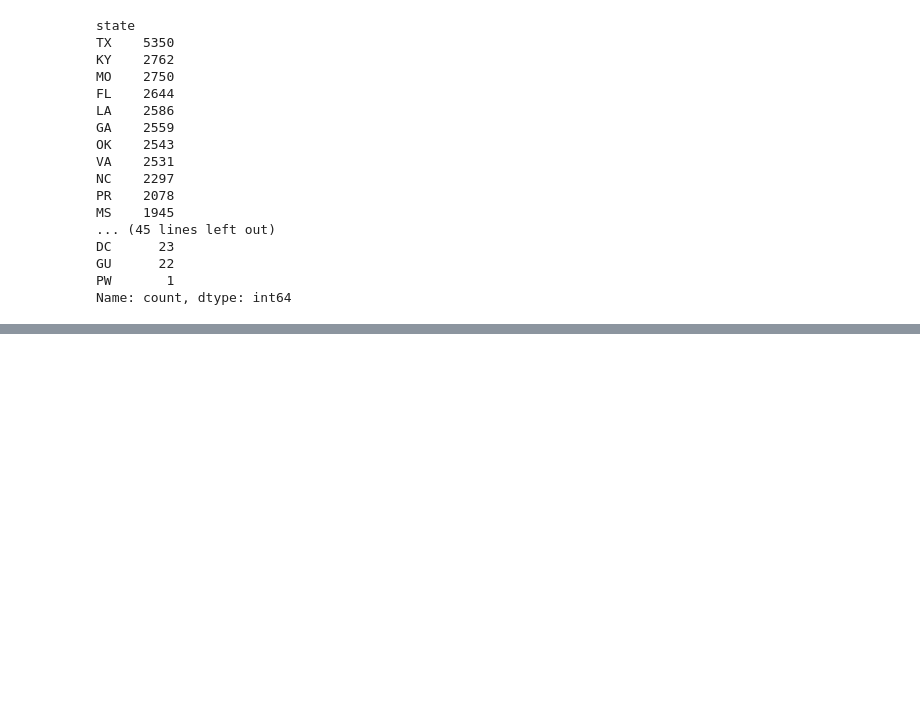
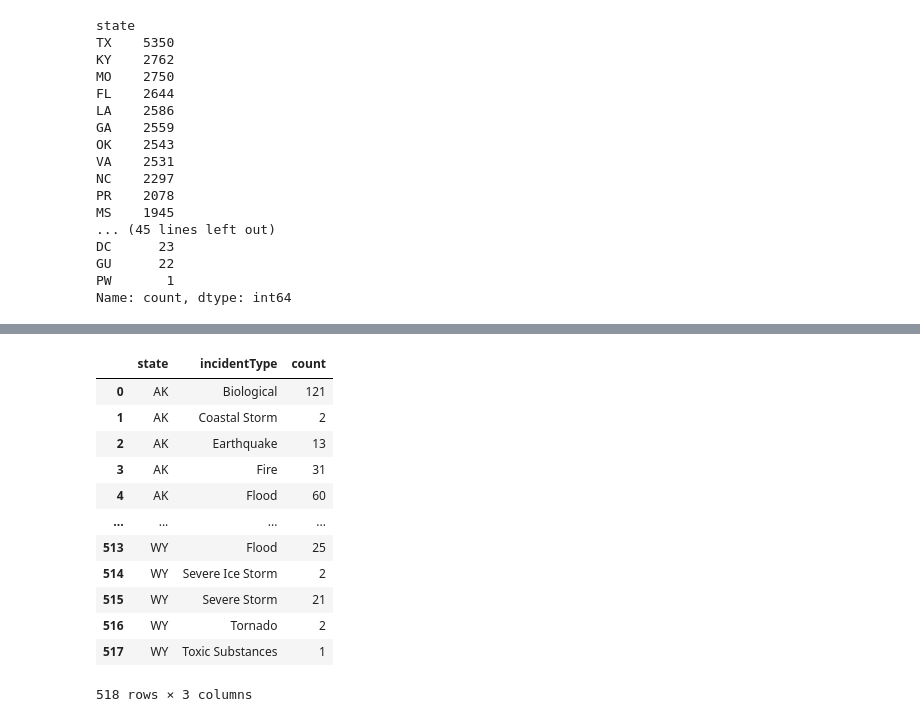
Before and after one commit to CtheFink/Math485, a Jupyter notebook: Project 1 - Johnsen Fink.ipynb, the cells around one changed output, grey strips where cells are left out. Saved outputs shown, nothing was run; the diff lists cells and outputs as text; code cells hidden in the pictures; blank space fills up the shorter version.

```diff
--- a/Project 1 - Johnsen Fink.ipynb
+++ b/Project 1 - Johnsen Fink.ipynb
@@ -50,0 +73,16 @@ Name: count, dtype: int64
+# %%
+df.groupby(['state', 'incidentType']).size().reset_index(name='count')
+# %% [output]
+|  | state | incidentType | count |
+| 0 | AK | Biological | 121 |
+| 1 | AK | Coastal Storm | 2 |
+| 2 | AK | Earthquake | 13 |
+| 3 | AK | Fire | 31 |
+| 4 | AK | Flood | 60 |
+| ... | ... | ... | ... |
+| 513 | WY | Flood | 25 |
+| 514 | WY | Severe Ice Storm | 2 |
+| 515 | WY | Severe Storm | 21 |
+| 516 | WY | Tornado | 2 |
+| 517 | WY | Toxic Substances | 1 |
+518 rows × 3 columns
```
Also changed, not shown: parts of 2 cells of this notebook.
